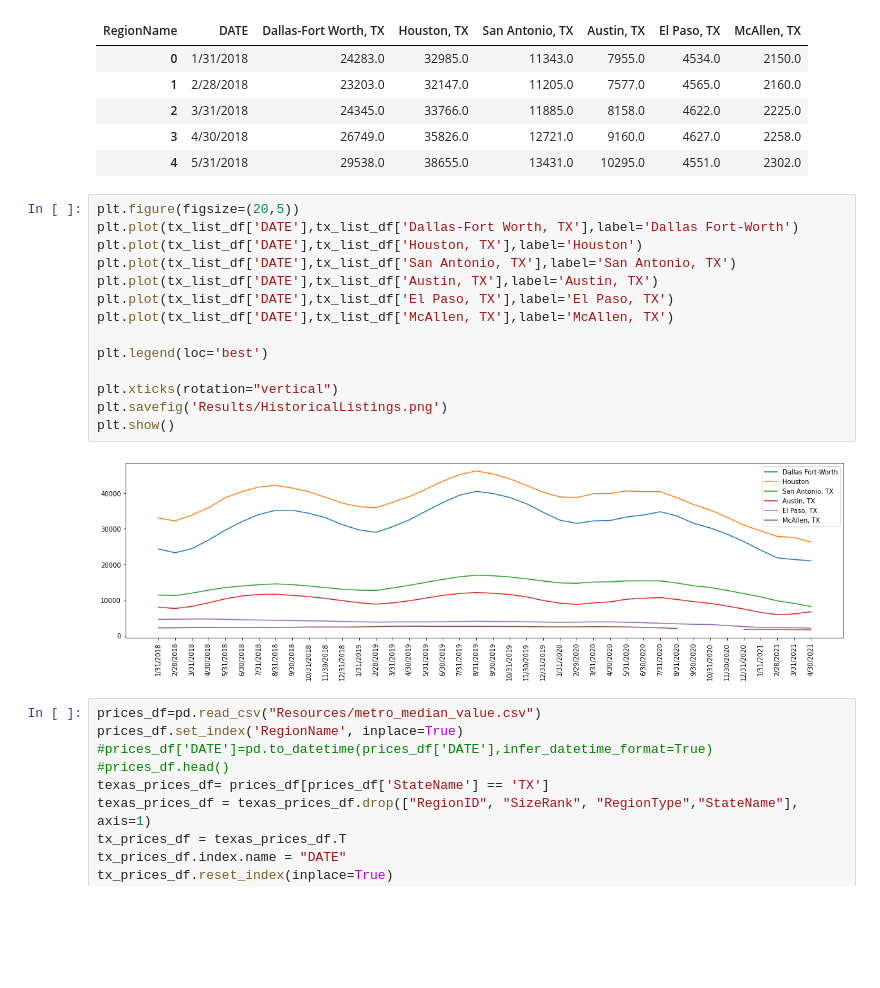
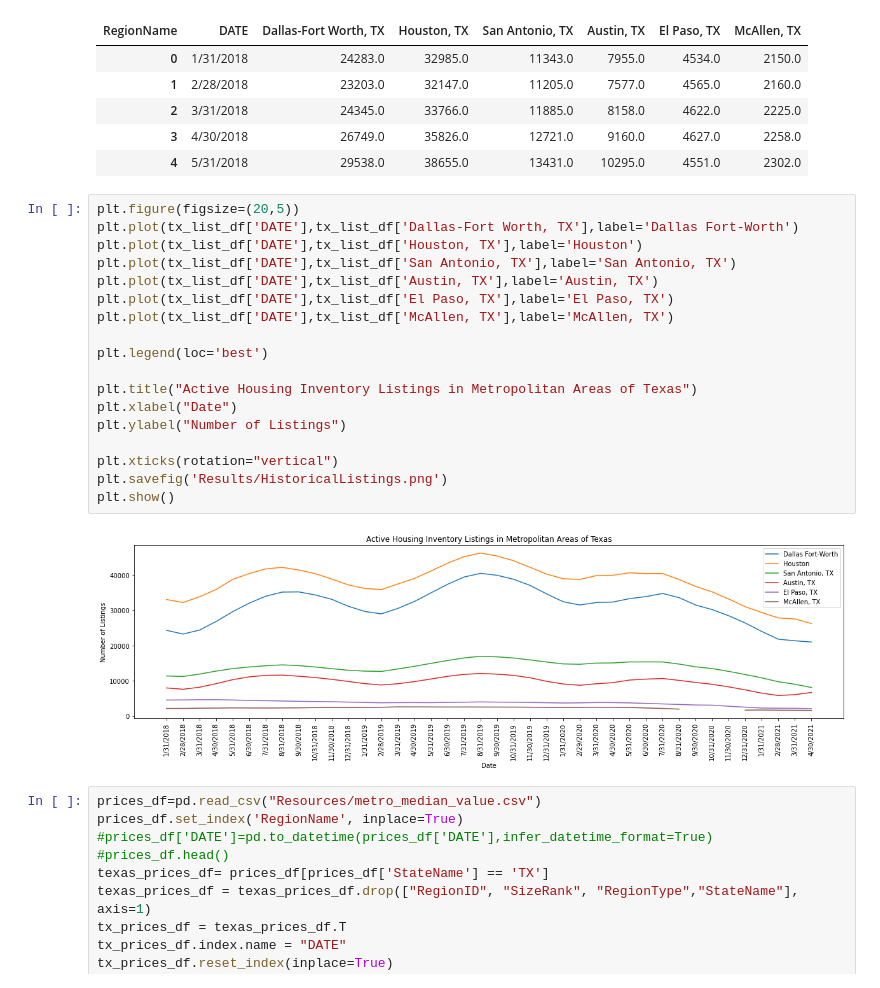
Before and after one commit to Fescamil1/Project_1_Housing_Market_Analysis, a Jupyter notebook: SC-population.ipynb, the cells around one changed output. Saved outputs shown, nothing was run; the diff lists cells and outputs as text; blank space fills up the shorter version.

```diff
--- a/SC-population.ipynb
+++ b/SC-population.ipynb
@@ -59,19 +63,23 @@ tx_list_df.head()
 # %%
 plt.figure(figsize=(20,5))
 plt.plot(tx_list_df['DATE'],tx_list_df['Dallas-Fort Worth, TX'],label='Dallas Fort-Worth')
 plt.plot(tx_list_df['DATE'],tx_list_df['Houston, TX'],label='Houston')
 plt.plot(tx_list_df['DATE'],tx_list_df['San Antonio, TX'],label='San Antonio, TX')
 plt.plot(tx_list_df['DATE'],tx_list_df['Austin, TX'],label='Austin, TX')
 plt.plot(tx_list_df['DATE'],tx_list_df['El Paso, TX'],label='El Paso, TX')
 plt.plot(tx_list_df['DATE'],tx_list_df['McAllen, TX'],label='McAllen, TX')
 
 plt.legend(loc='best')
 
+plt.title("Active Housing Inventory Listings in Metropolitan Areas of Texas")
+plt.xlabel("Date")
+plt.ylabel("Number of Listings")
+
 plt.xticks(rotation="vertical")
 plt.savefig('Results/HistoricalListings.png')
 plt.show()
 # %% [output]
-[figure, old version]
+[figure, new version]
 # %%
 prices_df=pd.read_csv("Resources/metro_median_value.csv")
 prices_df.set_index('RegionName', inplace=True)
```
Also changed, not shown: parts of 2 cells of this notebook, 3 other files.
